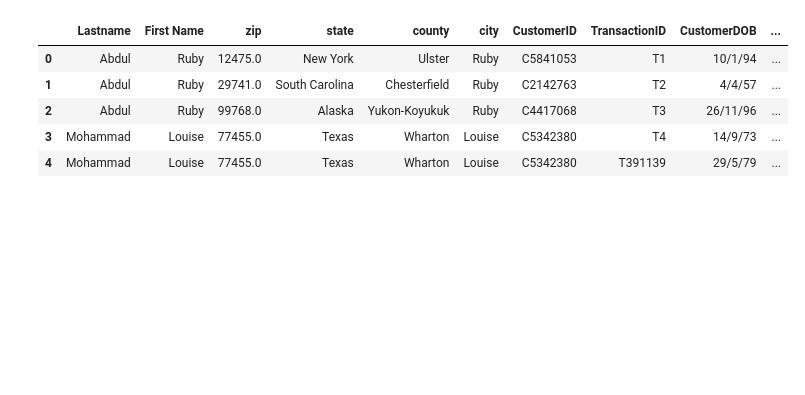
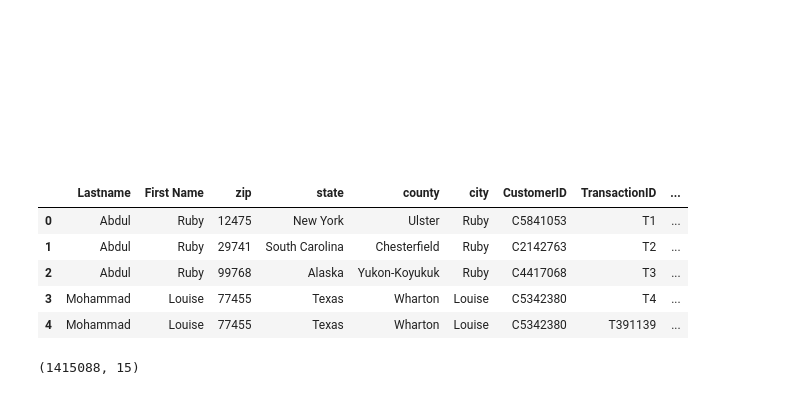
Before and after one commit to jdhova/Customer_risk_model, a Jupyter notebook: Customer_Trans.ipynb.ipynb, the cells around one changed output. Saved outputs shown, nothing was run; the diff lists cells and outputs as text; code cells hidden in the pictures; blank space fills up the shorter version.

```diff
--- a/Customer_Trans.ipynb.ipynb
+++ b/Customer_Trans.ipynb.ipynb
@@ -1,13 +1,21 @@
 # %%
 import pandas as pd
 import numpy as np
+# %% [markdown]
+**<h2 align ="center" style='color: white'>Model which Classifies customers based based on risk</h2>**
+# %% [markdown]
+**<h4 align ="left" style='color: white'>EDA and Feature engineering was completed in previous steps</h4>**
 # %%
-customer_data2 = pd.read_csv('data/customer_data2.csv')
-customer_data2.head()
+cust_data_mixed2 = pd.read_csv('data/CustDataMixed2.csv')
+cust_data_mixed2.head()
 # %% [output]
-|  | Lastname | First Name | zip | state | county | city | CustomerID | TransactionID | CustomerDOB | ... |
-| 0 | Abdul | Ruby | 12475.0 | New York | Ulster | Ruby | C5841053 | T1 | 10/1/94 | ... |
-| 1 | Abdul | Ruby | 29741.0 | South Carolina | Chesterfield | Ruby | C2142763 | T2 | 4/4/57 | ... |
-| 2 | Abdul | Ruby | 99768.0 | Alaska | Yukon-Koyukuk | Ruby | C4417068 | T3 | 26/11/96 | ... |
-| 3 | Mohammad | Louise | 77455.0 | Texas | Wharton | Louise | C5342380 | T4 | 14/9/73 | ... |
-| 4 | Mohammad | Louise | 77455.0 | Texas | Wharton | Louise | C5342380 | T391139 | 29/5/79 | ... |
+|  | Lastname | First Name | zip | state | county | city | CustomerID | TransactionID | ... |
+| 0 | Abdul | Ruby | 12475 | New York | Ulster | Ruby | C5841053 | T1 | ... |
+| 1 | Abdul | Ruby | 29741 | South Carolina | Chesterfield | Ruby | C2142763 | T2 | ... |
+| 2 | Abdul | Ruby | 99768 | Alaska | Yukon-Koyukuk | Ruby | C4417068 | T3 | ... |
+| 3 | Mohammad | Louise | 77455 | Texas | Wharton | Louise | C5342380 | T4 | ... |
+| 4 | Mohammad | Louise | 77455 | Texas | Wharton | Louise | C5342380 | T391139 | ... |
+# %%
+cust_data_mixed2.shape
+# %% [output]
+(1415088, 15)
```
Also changed, not shown: parts of 24 cells of this notebook, 3 other files.
